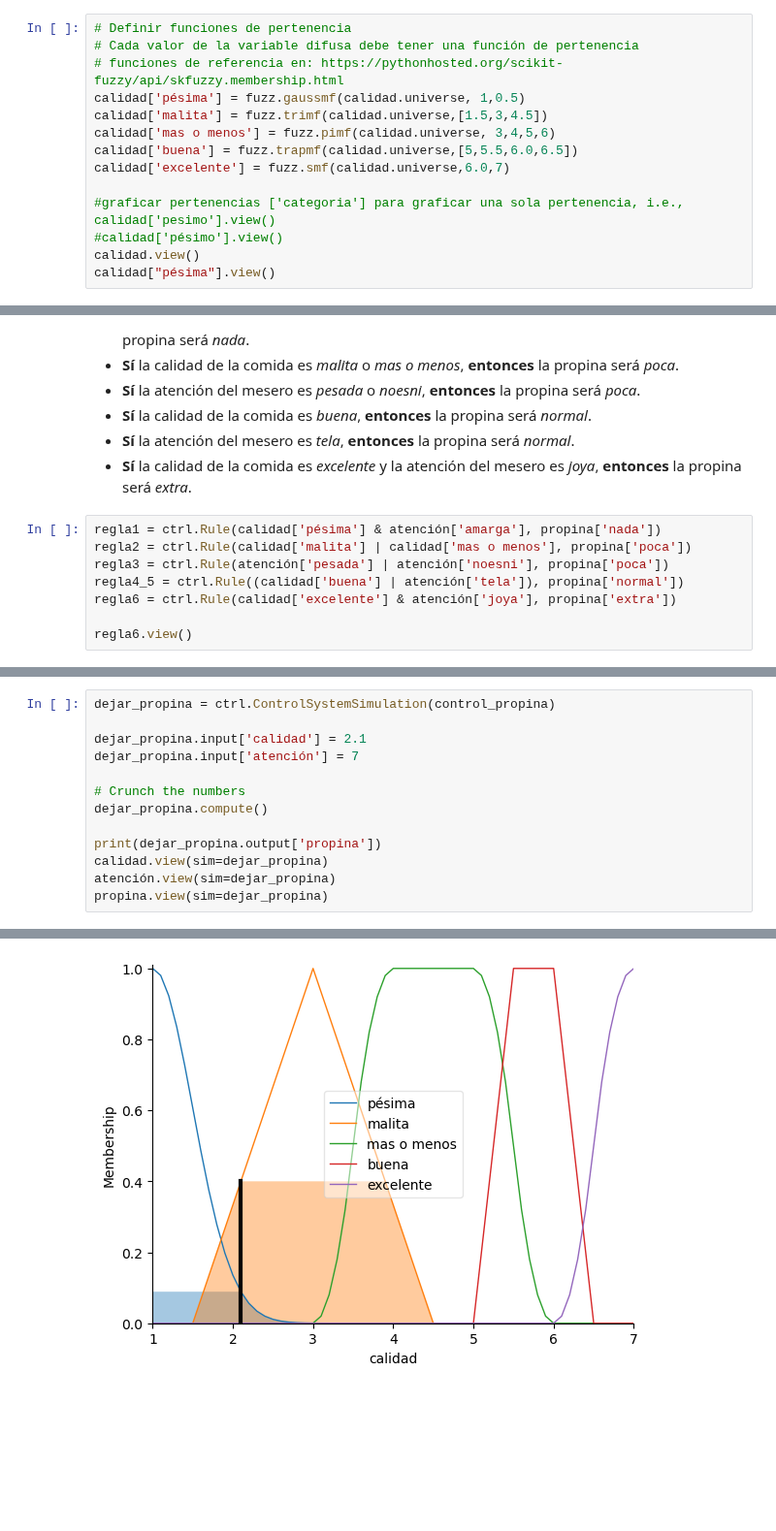
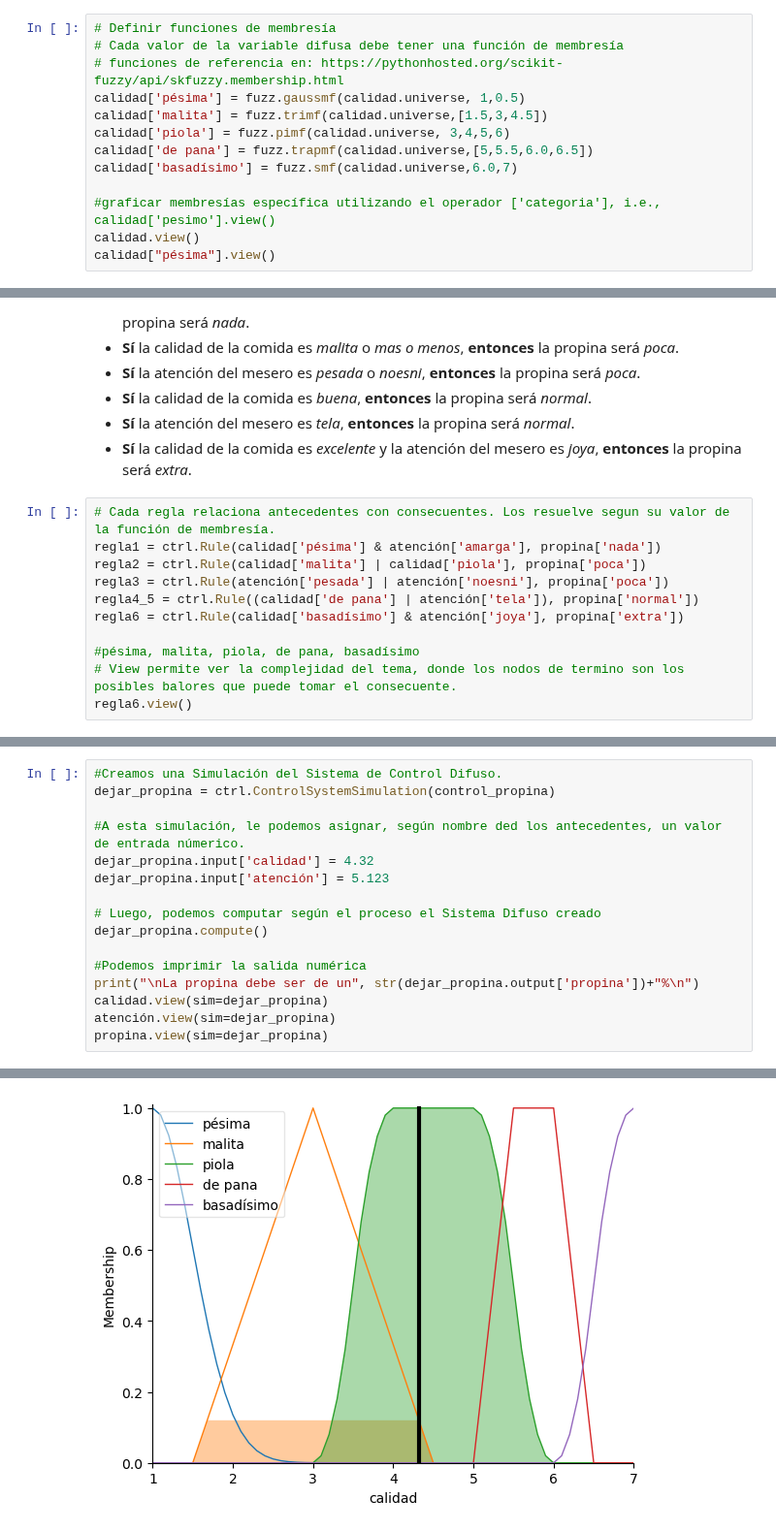
Before and after one commit to TEL-USM/IPD434, a Jupyter notebook: Clases/02_SistemasDifusos/02_SciKit_Fuzzy.ipynb, the cells around one changed output, grey strips where cells are left out. Shown at 97% size. Drawn from its saved outputs; the diff is of its cells as text; blank space fills up the shorter version.

```diff
--- a/Clases/02_SistemasDifusos/02_SciKit_Fuzzy.ipynb
+++ b/Clases/02_SistemasDifusos/02_SciKit_Fuzzy.ipynb
@@ -63,17 +64,16 @@ print(propina.universe)
 # %% [markdown]
 # Funciones de Membresía
 # %%
-# Definir funciones de pertenencia
-# Cada valor de la variable difusa debe tener una función de pertenencia
+# Definir funciones de membresía
+# Cada valor de la variable difusa debe tener una función de membresía
 # funciones de referencia en: https://pythonhosted.org/scikit-fuzzy/api/skfuzzy.membership.html
 calidad['pésima'] = fuzz.gaussmf(calidad.universe, 1,0.5)
 calidad['malita'] = fuzz.trimf(calidad.universe,[1.5,3,4.5])
-calidad['mas o menos'] = fuzz.pimf(calidad.universe, 3,4,5,6)
-calidad['buena'] = fuzz.trapmf(calidad.universe,[5,5.5,6.0,6.5])
-calidad['excelente'] = fuzz.smf(calidad.universe,6.0,7)
+calidad['piola'] = fuzz.pimf(calidad.universe, 3,4,5,6)
+calidad['de pana'] = fuzz.trapmf(calidad.universe,[5,5.5,6.0,6.5])
+calidad['basadísimo'] = fuzz.smf(calidad.universe,6.0,7)
 
-#graficar pertenencias ['categoria'] para graficar una sola pertenencia, i.e., calidad['pesimo'].view()
-#calidad['pésimo'].view()
+#graficar membresías específica utilizando el operador ['categoria'], i.e., calidad['pesimo'].view()
 calidad.view()
 calidad["pésima"].view()
 # %% [output]
@@ -109,12 +110,15 @@ propina.view()
 * **Sí** la atención del mesero es _tela_, **entonces** la propina será _normal_.
 * **Sí** la calidad de la comida es _excelente_ y la atención del mesero es _joya_, **entonces** la propina será _extra_.
 # %%
+# Cada regla relaciona antecedentes con consecuentes. Los resuelve segun su valor de la función de membresía.
 regla1 = ctrl.Rule(calidad['pésima'] & atención['amarga'], propina['nada'])
-regla2 = ctrl.Rule(calidad['malita'] | calidad['mas o menos'], propina['poca'])
+regla2 = ctrl.Rule(calidad['malita'] | calidad['piola'], propina['poca'])
 regla3 = ctrl.Rule(atención['pesada'] | atención['noesni'], propina['poca'])
-regla4_5 = ctrl.Rule((calidad['buena'] | atención['tela']), propina['normal'])
-regla6 = ctrl.Rule(calidad['excelente'] & atención['joya'], propina['extra'])
+regla4_5 = ctrl.Rule((calidad['de pana'] | atención['tela']), propina['normal'])
+regla6 = ctrl.Rule(calidad['basadísimo'] & atención['joya'], propina['extra'])
 
+#pésima, malita, piola, de pana, basadísimo
+# View permite ver la complejidad del tema, donde los nodos de termino son los posibles balores que puede tomar el consecuente.
 regla6.view()
 # %% [output]
 (<Figure size 640x480 with 1 Axes>, <Axes: >)
@@ -123,14 +128,17 @@ regla6.view()
 control_propina = ctrl.ControlSystem([regla1, regla2, regla3, regla4_5, regla6])
 # %%
+#Creamos una Simulación del Sistema de Control Difuso.
 dejar_propina = ctrl.ControlSystemSimulation(control_propina)
 
-dejar_propina.input['calidad'] = 2.1
-dejar_propina.input['atención'] = 7
+#A esta simulación, le podemos asignar, según nombre ded los antecedentes, un valor de entrada númerico.
+dejar_propina.input['calidad'] = 4.32
+dejar_propina.input['atención'] = 5.123
 
-# Crunch the numbers
+# Luego, podemos computar según el proceso el Sistema Difuso creado
 dejar_propina.compute()
 
-print(dejar_propina.output['propina'])
+#Podemos imprimir la salida numérica
+print("\nLa propina debe ser de un", str(dejar_propina.output['propina'])+"%\n")
 calidad.view(sim=dejar_propina)
 atención.view(sim=dejar_propina)
 propina.view(sim=dejar_propina)
@@ -139 +147 @@ propina.view(sim=dejar_propina)
-[figure, old version]
+[figure, new version]
```
Also changed, not shown: parts of 7 cells of this notebook, 1 other file.
